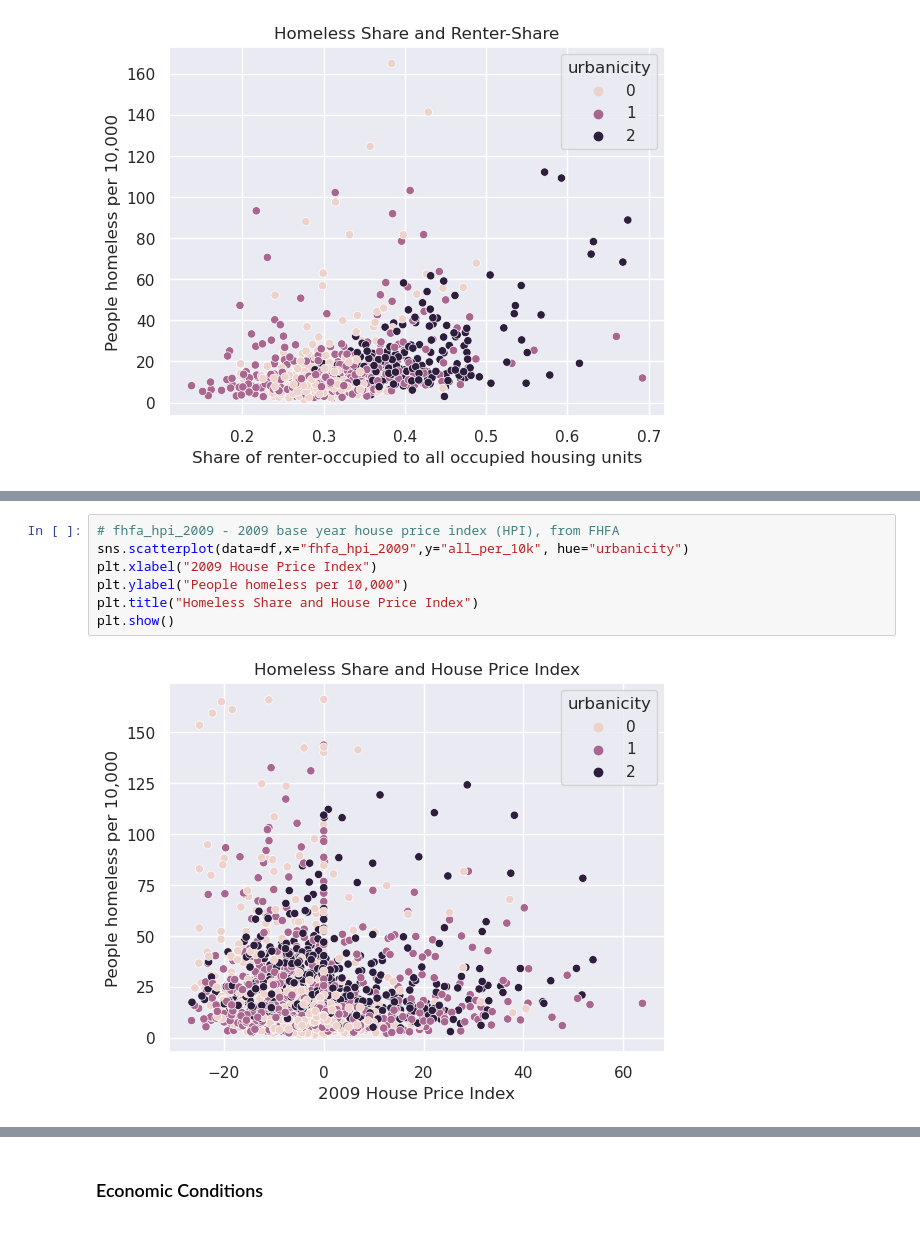
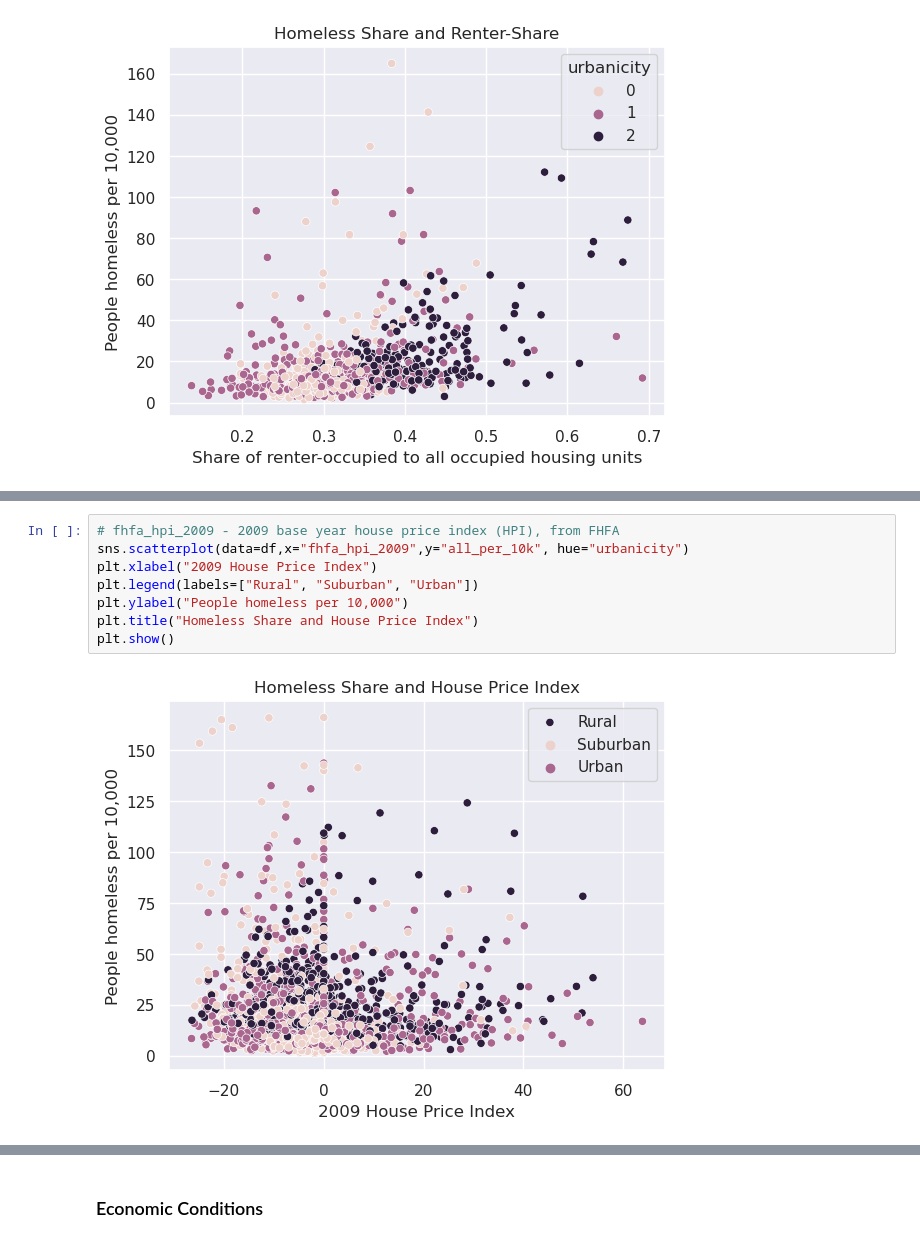
Before and after one commit to nwrousell/data1030-homelessness-project, a Jupyter notebook: homelessness.ipynb, the cells around one changed output, grey strips where cells are left out. Drawn from its saved outputs; the diff is of its cells as text.

```diff
--- a/homelessness.ipynb
+++ b/homelessness.ipynb
@@ -301,12 +305,13 @@ plt.show()
 # %%
 # fhfa_hpi_2009 - 2009 base year house price index (HPI), from FHFA
 sns.scatterplot(data=df,x="fhfa_hpi_2009",y="all_per_10k", hue="urbanicity")
 plt.xlabel("2009 House Price Index")
+plt.legend(labels=["Rural", "Suburban", "Urban"])
 plt.ylabel("People homeless per 10,000")
 plt.title("Homeless Share and House Price Index")
 plt.show()
 # %% [output]
-[figure, old version]
+[figure, new version]
 # %%
 # hou_mkt_evict_rate - share of renter evictions
 sns.scatterplot(data=df,x="hou_mkt_evict_rate",y="all_per_10k", hue="urbanicity", alpha=0.8)
```
Also changed, not shown: parts of 23 cells of this notebook, 5 other files.
